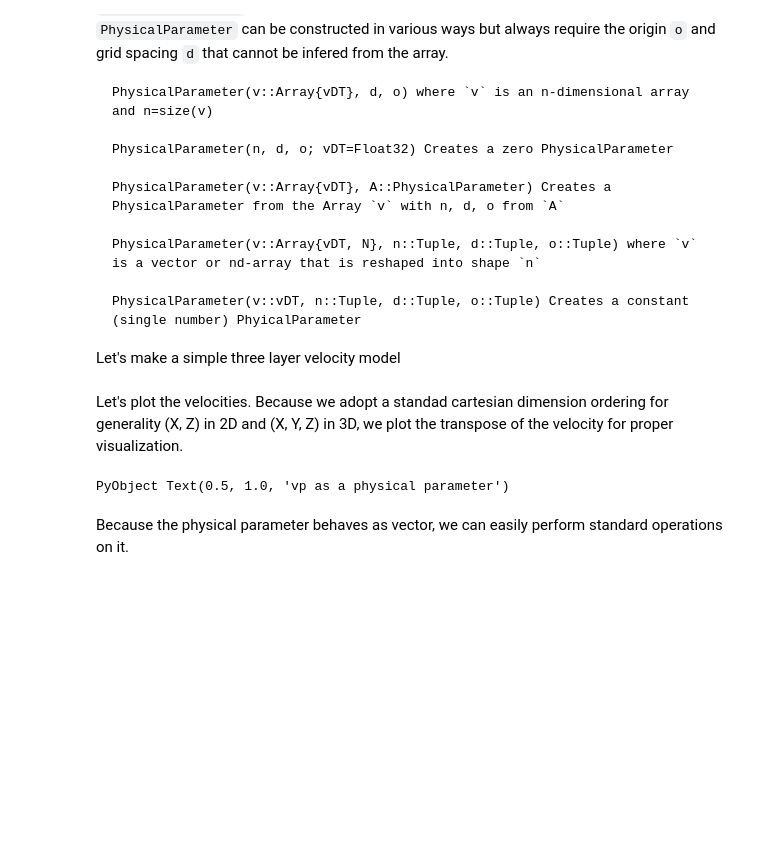
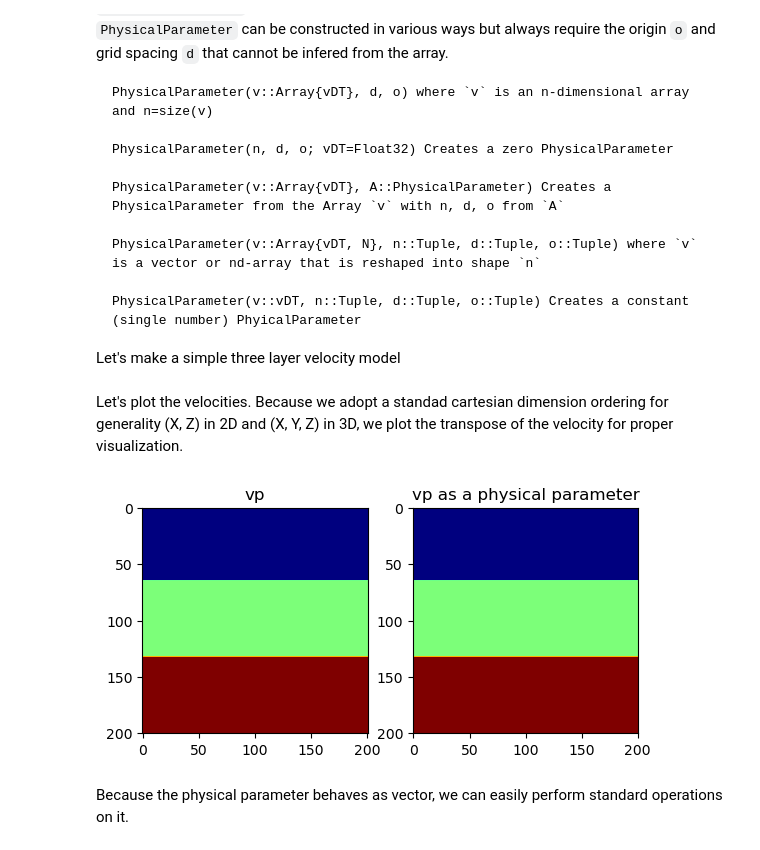
Before and after one commit to x-repos/fwi, a Jupyter notebook: Judi/examples/notebooks/01_intro.ipynb, the cells around one changed output. Saved outputs shown, nothing was run; the diff lists cells and outputs as text; code cells hidden in the pictures; blank space fills up the shorter version.

```diff
--- a/Judi/examples/notebooks/01_intro.ipynb
+++ b/Judi/examples/notebooks/01_intro.ipynb
@@ -48,13 +48,14 @@ Let's plot the velocities. Because we adopt a standad cartesian dimension orderi
 # %%
 figure()
 subplot(121)
 imshow(vp', cmap="jet")
 title("vp")
 subplot(122)
 imshow(VP', cmap="jet")
 title("vp as a physical parameter")
+gcf()
 # %% [output]
-PyObject Text(0.5, 1.0, 'vp as a physical parameter')
+[figure, added]
 # %% [markdown]
 Because the physical parameter behaves as vector, we can easily perform standard operations on it.
 # %%
```
Also changed, not shown: 1 other file.
